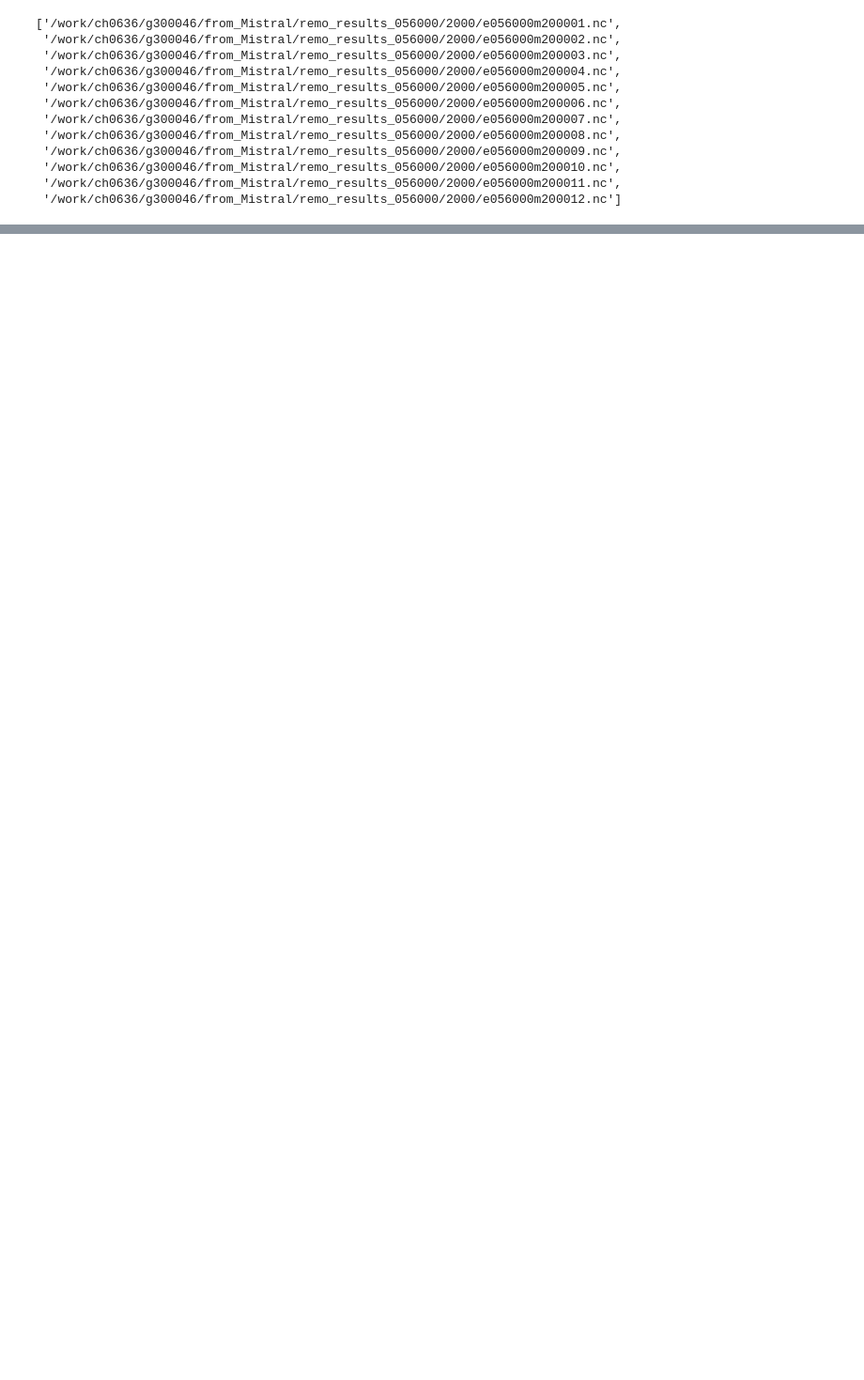
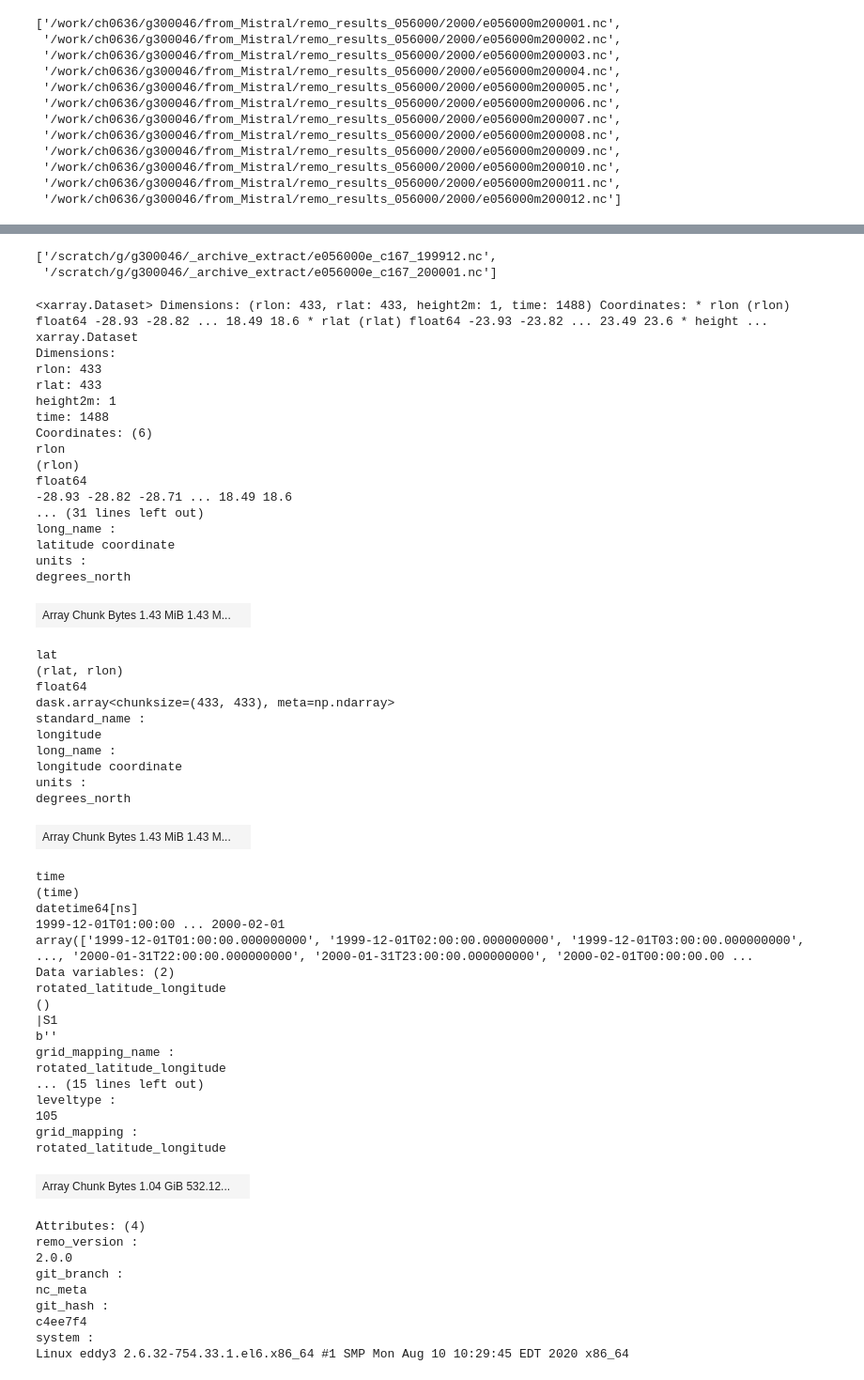
Before and after one commit to remo-rcm/pyremo, a Jupyter notebook: notebooks/prepare-test-data.ipynb, the cells around one changed output, grey strips where cells are left out. Shown at 94% size. Saved outputs shown, nothing was run; the diff lists cells and outputs as text; code cells hidden in the pictures; blank space fills up the shorter version.

Commit message:
updates for test data notebook

```diff
--- a/notebooks/prepare-test-data.ipynb
+++ b/notebooks/prepare-test-data.ipynb
@@ -99,0 +45,70 @@ da.to_netcdf('remo_EUR-11_TEMP2_2000.nc')
+# %%
+from pyremo.archive import RemoArchive
+archive = RemoArchive('/work/ch0636/g300046/from_Mistral/remo_results_056000')
+# %%
+files = archive._extract_code(167, time_range=("1999-12","2000-01"), parallel=True)
+# %%
+files
+# %% [output]
+['/scratch/g/g300046/_archive_extract/e056000e_c167_199912.nc',
+ '/scratch/g/g300046/_archive_extract/e056000e_c167_200001.nc']
+# %%
+ds = xr.open_mfdataset(files, preprocess=pr.parse_dates, data_vars='minimal')
+ds
+# %% [output]
+<xarray.Dataset> Dimensions: (rlon: 433, rlat: 433, height2m: 1, time: 1488) Coordinates: * rlon (rlon) float64 -28.93 -28.82 ... 18.49 18.6 * rlat (rlat) float64 -23.93 -23.82 ... 23.49 23.6 * height ...
+xarray.Dataset
+Dimensions:
+rlon: 433
+rlat: 433
+height2m: 1
+time: 1488
+Coordinates: (6)
+rlon
+(rlon)
+float64
+-28.93 -28.82 -28.71 ... 18.49 18.6
+... (31 lines left out)
+long_name :
+latitude coordinate
+units :
+degrees_north
+| Array Chunk Bytes 1.43 MiB 1.43 M... |  |
+lat
+(rlat, rlon)
+float64
+dask.array<chunksize=(433, 433), meta=np.ndarray>
+standard_name :
+longitude
+long_name :
+longitude coordinate
+units :
+degrees_north
+| Array Chunk Bytes 1.43 MiB 1.43 M... |  |
+time
+(time)
+datetime64[ns]
+1999-12-01T01:00:00 ... 2000-02-01
+array(['1999-12-01T01:00:00.000000000', '1999-12-01T02:00:00.000000000', '1999-12-01T03:00:00.000000000', ..., '2000-01-31T22:00:00.000000000', '2000-01-31T23:00:00.000000000', '2000-02-01T00:00:00.00 ...
+Data variables: (2)
+rotated_latitude_longitude
+()
+|S1
+b''
+grid_mapping_name :
+rotated_latitude_longitude
+... (15 lines left out)
+leveltype :
+105
+grid_mapping :
+rotated_latitude_longitude
+| Array Chunk Bytes 1.04 GiB 532.12... |  |
+Attributes: (4)
+remo_version :
+2.0.0
+git_branch :
+nc_meta
+git_hash :
+c4ee7f4
+system :
+Linux eddy3 2.6.32-754.33.1.el6.x86_64 #1 SMP Mon Aug 10 10:29:45 EDT 2020 x86_64
```
Also changed, not shown: parts of 9 cells of this notebook.
